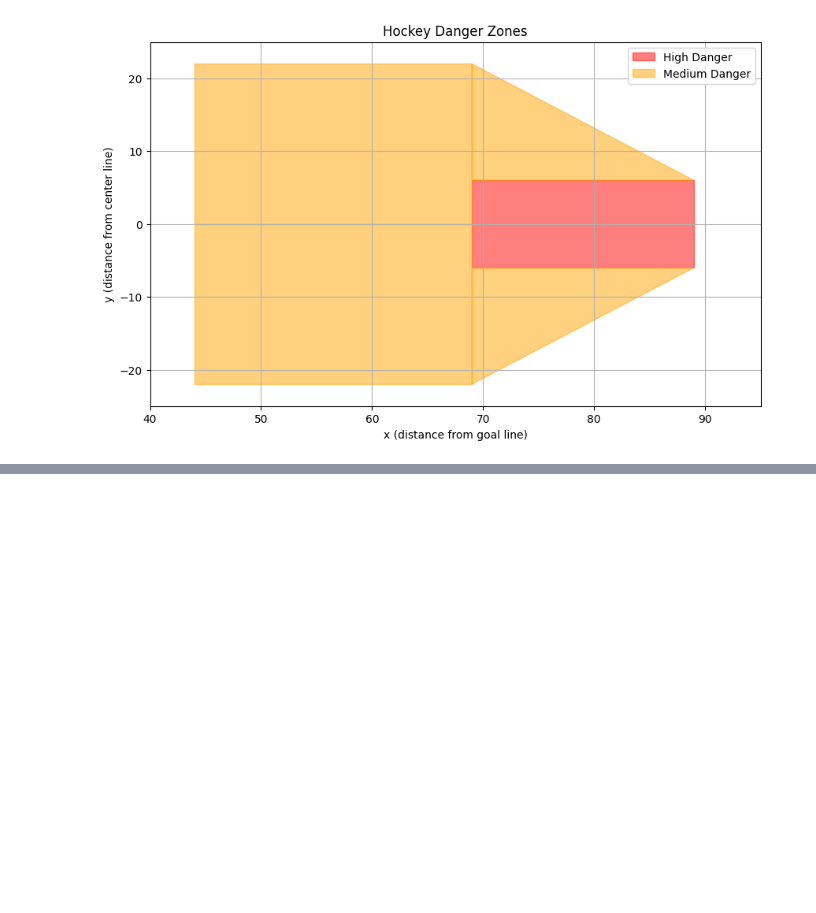
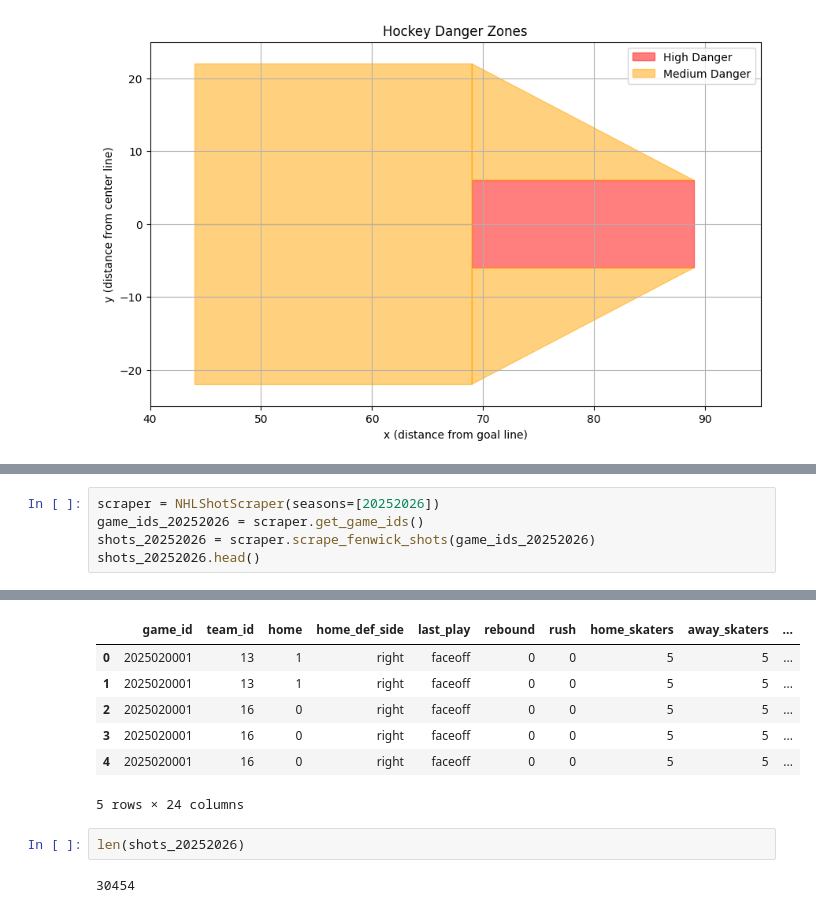
Before and after one commit to nolantphillips/nhl_predictors, a Jupyter notebook: notebooks/01_build_scraper.ipynb, the cells around one changed output, grey strips where cells are left out. Cells and saved outputs as stored; diff of their text form; blank space fills up the shorter version.

```diff
--- a/notebooks/01_build_scraper.ipynb
+++ b/notebooks/01_build_scraper.ipynb
@@ -427,0 +466,6 @@ test.scrape_fenwick_shots([2025020331])
+# %%
+scraper = NHLShotScraper(seasons=[20252026])
+game_ids_20252026 = scraper.get_game_ids()
+shots_20252026 = scraper.scrape_fenwick_shots(game_ids_20252026)
+shots_20252026.head()
+# %% [output]
@@ -427,0 +474,11 @@ test.scrape_fenwick_shots([2025020331])
+|  | game_id | team_id | home | home_def_side | last_play | rebound | rush | home_skaters | away_skaters | ... |
+| 0 | 2025020001 | 13 | 1 | right | faceoff | 0 | 0 | 5 | 5 | ... |
+| 1 | 2025020001 | 13 | 1 | right | faceoff | 0 | 0 | 5 | 5 | ... |
+| 2 | 2025020001 | 16 | 0 | right | faceoff | 0 | 0 | 5 | 5 | ... |
+| 3 | 2025020001 | 16 | 0 | right | faceoff | 0 | 0 | 5 | 5 | ... |
+| 4 | 2025020001 | 16 | 0 | right | faceoff | 0 | 0 | 5 | 5 | ... |
+5 rows × 24 columns
+# %%
+len(shots_20252026)
+# %% [output]
+30454
```
Also changed, not shown: parts of 8 cells of this notebook.
